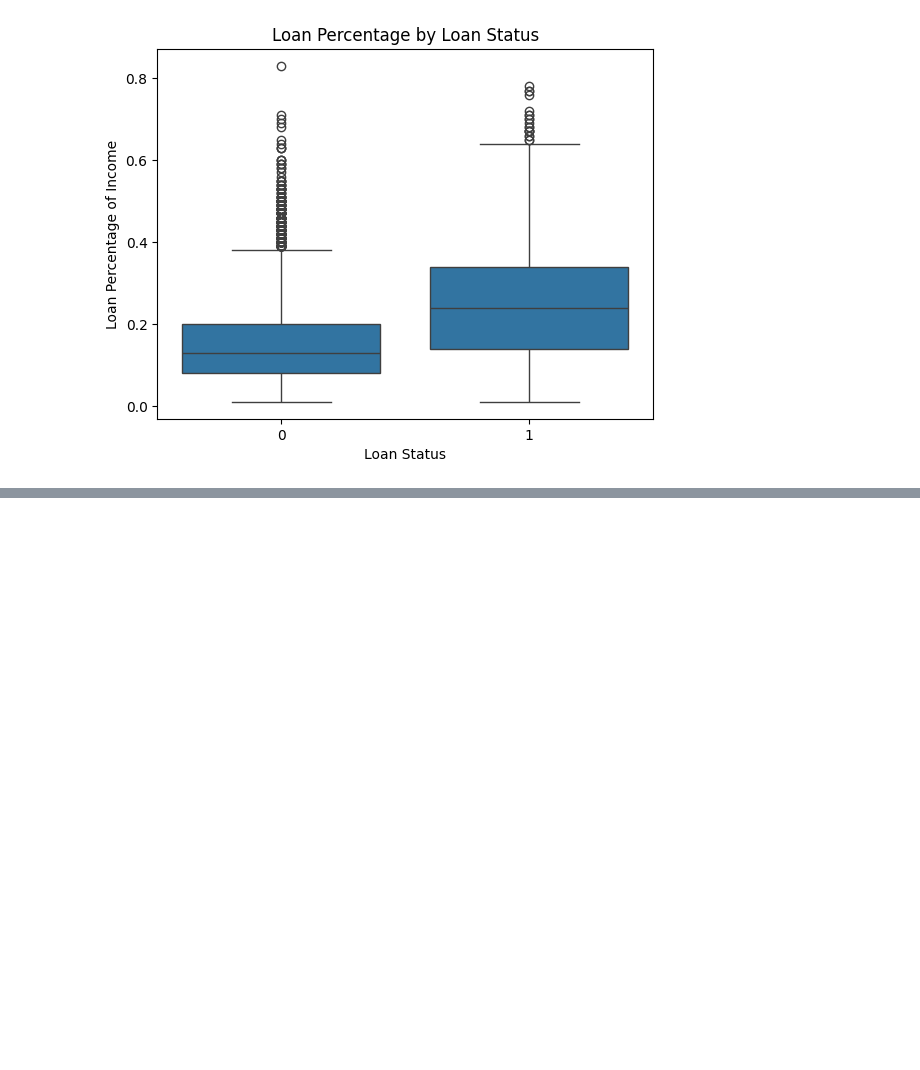
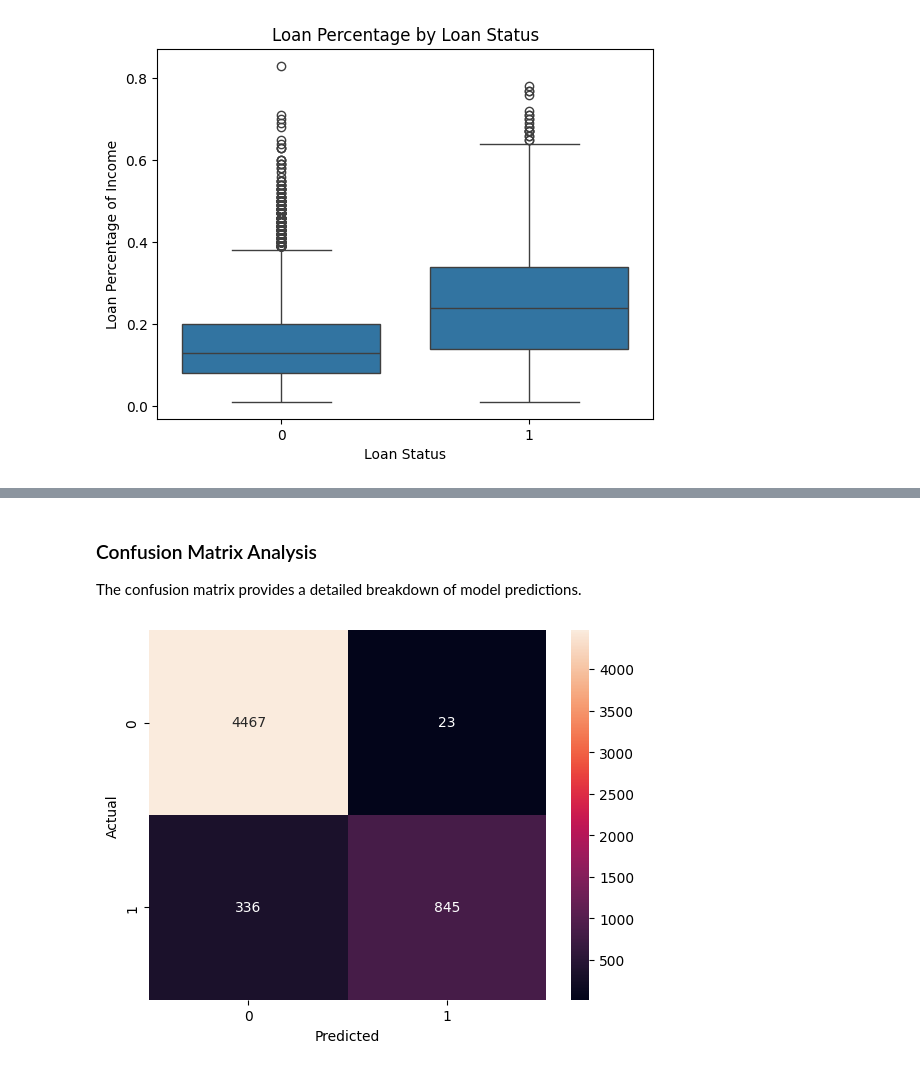
Before and after one commit to AkshGupta00/Portfolio, a Jupyter notebook: loan_approval_prediction/loan_approval_prediction.ipynb, the cells around one changed output, grey strips where cells are left out. Drawn from its saved outputs; the diff is of its cells as text; code cells hidden in the pictures; blank space fills up the shorter version.

```diff
--- a/loan_approval_prediction/loan_approval_prediction.ipynb
+++ b/loan_approval_prediction/loan_approval_prediction.ipynb
@@ -273,0 +378,7 @@ plt.show()
+# %%
+y = df['loan_status']
+X = df.drop('loan_status', axis=1)
+# %%
+X = pd.get_dummies(X, drop_first=True)
+# %%
+X_train, X_test, y_train, y_test = train_test_split(X, y, test_size=0.2, random_state=42)
@@ -273,0 +387,4 @@ plt.show()
+# %%
+rf = RandomForestClassifier(n_estimators=100, random_state=42,class_weight='balanced')
+rf.fit(X_train, y_train)
+y_pred = rf.predict(X_test)
@@ -273,0 +425,11 @@ plt.show()
+# %% [markdown]
+### Confusion Matrix Analysis
+
+The confusion matrix provides a detailed breakdown of model predictions.
+# %%
+sns.heatmap(confusion_matrix(y_test, y_pred), annot=True, fmt='d')
+plt.xlabel('Predicted')
+plt.ylabel('Actual')
+plt.show()
+# %% [output]
+[figure, added]
```
Also changed, not shown: parts of 40 cells of this notebook.
